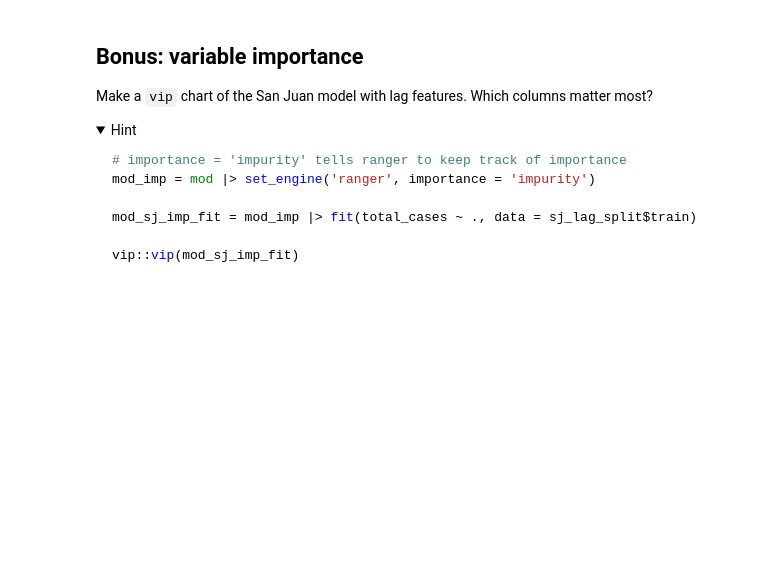
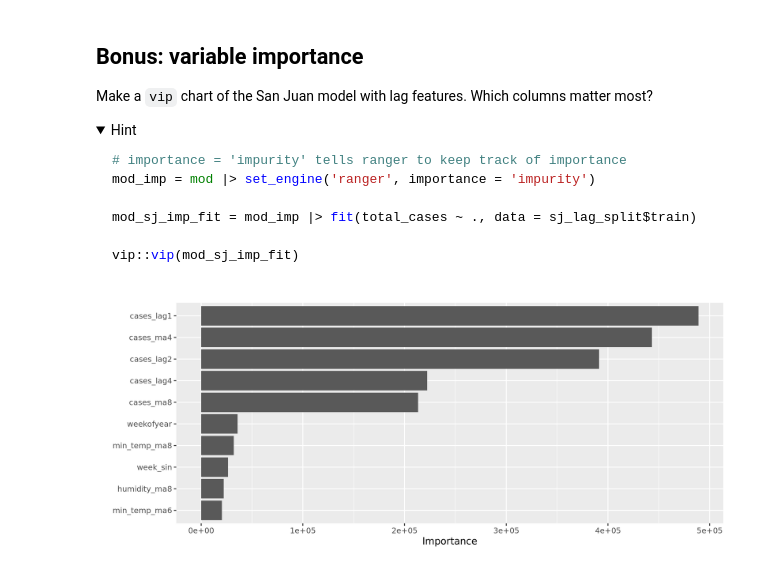
Before and after one commit to flocheung/bios512, a Jupyter notebook: exercises/14-dengue-exercise.ipynb, the cells around one changed output. Saved outputs shown, nothing was run; the diff lists cells and outputs as text; code cells hidden in the pictures; folded sections open; blank space fills up the shorter version.

````diff
--- a/exercises/14-dengue-exercise.ipynb
+++ b/exercises/14-dengue-exercise.ipynb
@@ -174,6 +274,36 @@ lag_data = dengue |>
 ```
 
 </details>
+# %%
+roll_mean = function(x, w) slider::slide_dbl(x, mean, .before = w - 1, .complete = TRUE)
+
+lag_data = dengue |>
+    select(city, year, weekofyear, week_start_date,
+           humidity = reanalysis_specific_humidity_g_per_kg,
+           dew_point = reanalysis_dew_point_temp_k,
+           min_temp = station_min_temp_c,
+           air_temp = reanalysis_air_temp_k,
+           precip = precipitation_amt_mm) |>
+    left_join(labels, by = c('city', 'year', 'weekofyear')) |>
+    arrange(city, week_start_date) |>
+    group_by(city) |>
+    fill(everything(), .direction = 'down') |>
+    mutate(across(c(humidity, dew_point, min_temp, air_temp, precip),
+                  list(ma2 = ~roll_mean(.x, 2),
+                       ma4 = ~roll_mean(.x, 4),
+                       ma6 = ~roll_mean(.x, 6),
+                       ma8 = ~roll_mean(.x, 8)),
+                  .names = '{.col}_{.fn}'),
+           cases_lag1 = lag(total_cases, 1),
+           cases_lag2 = lag(total_cases, 2),
+           cases_lag4 = lag(total_cases, 4),
+           cases_ma4 = roll_mean(lag(total_cases, 1), 4),
+           cases_ma8 = roll_mean(lag(total_cases, 1), 8),
+           week_sin = sin(2 * pi * weekofyear / 52),
+           week_cos = cos(2 * pi * weekofyear / 52)) |>
+    ungroup() |>
+    drop_na() |>
+    select(-c(year, week_start_date, humidity, dew_point, min_temp, air_temp, precip))
 # %% [markdown]
 ## 7. Train and test sets for the lag features
 
@@ -271,3 +441,11 @@ vip::vip(mod_sj_imp_fit)
 ```
 
 </details>
+# %%
+mod_imp = mod |> set_engine('ranger', importance = 'impurity')
+
+mod_sj_imp_fit = mod_imp |> fit(total_cases ~ ., data = sj_lag_split$train)
+
+vip::vip(mod_sj_imp_fit)
+# %% [output]
+[figure, added]
````
Also changed, not shown: parts of 10 cells of this notebook, 2 other files.
